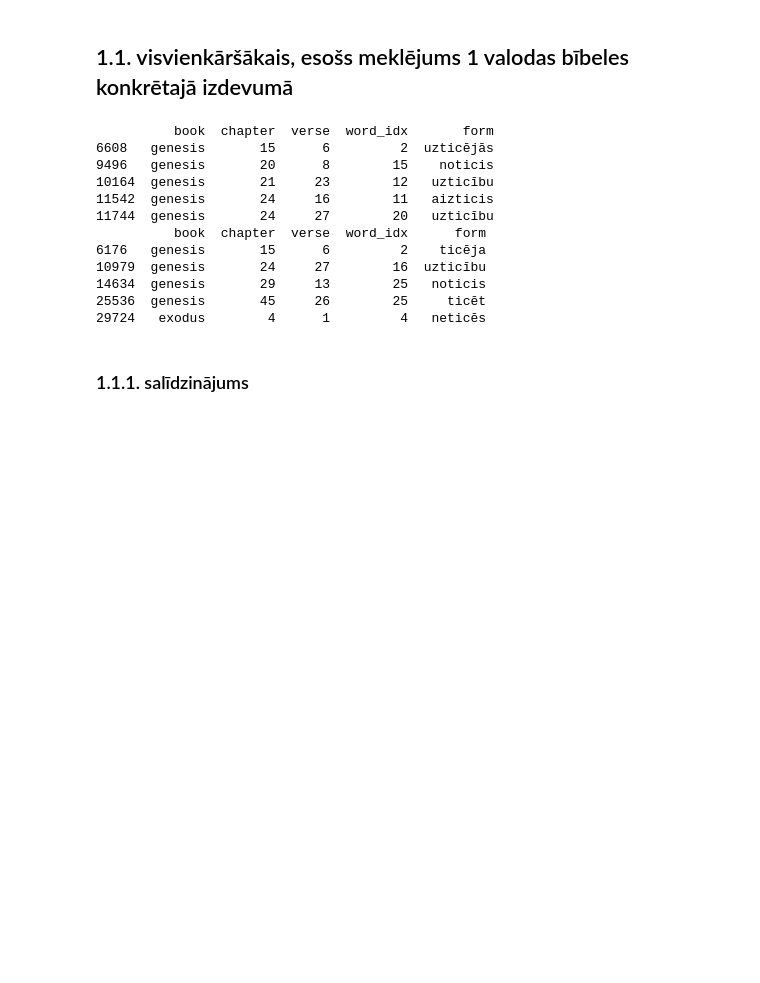
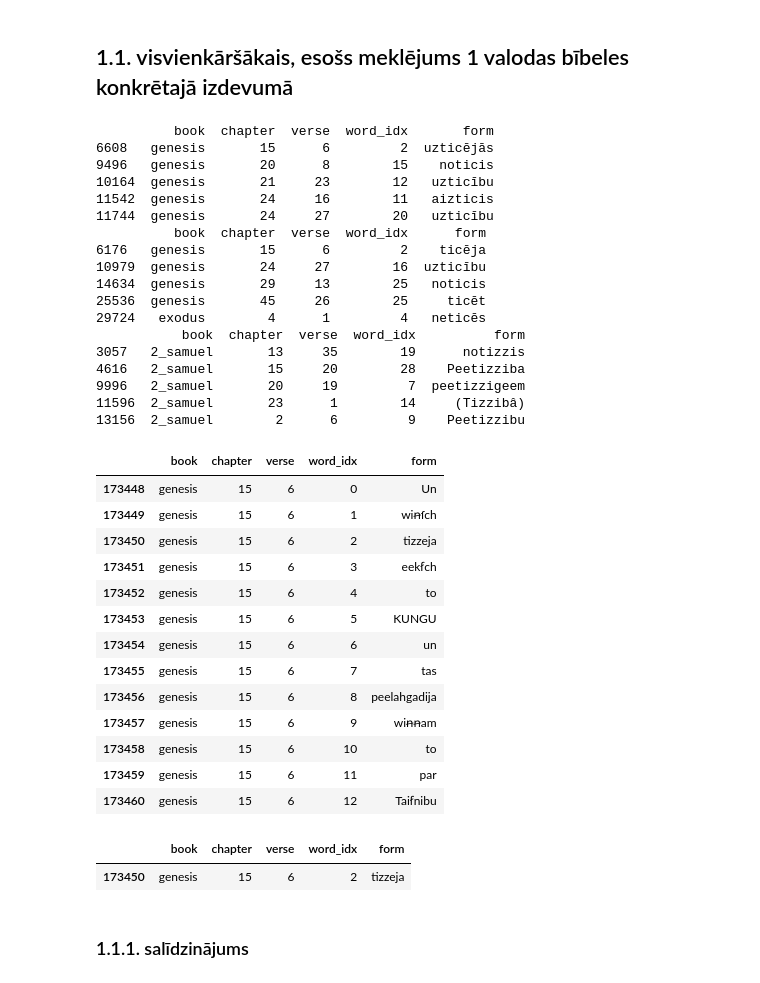
Before and after one commit to ewilpeers/bible, a Jupyter notebook: xG_Collab/01Search.ipynb, the cells around one changed output. Saved outputs shown, nothing was run; the diff lists cells and outputs as text; code cells hidden in the pictures; blank space fills up the shorter version.

```diff
--- a/xG_Collab/01Search.ipynb
+++ b/xG_Collab/01Search.ipynb
@@ -300,6 +300,7 @@ l1694_df
 #, case=False, regex=False
 lv65_ic_tr= searchExecutorSimple(l65_df, strip_latvian_deep, case=False, regex=False)
 lv24_ic_tr= searchExecutorSimple(l24_df, strip_latvian_deep, case=False, regex=False)
+lv1694_ic_tr= searchExecutorSimple(l1694_df, strip_latvian_deep, case=False, regex=False)
 
 
 resultats_tic_65_1 = lv65_ic_tr.search(SEARCH)
@@ -307,6 +308,9 @@ print(resultats_tic_65_1.head())
 
 resultats_tic_24_1 = lv24_ic_tr.search(SEARCH)
 print(resultats_tic_24_1.head())
+
+resultats_tic_1694_1 = lv1694_ic_tr.search(SEARCH.replace('c', 'z'))
+print(resultats_tic_1694_1.head())
 # %% [output]
           book  chapter  verse  word_idx       form
 6608   genesis       15      6         2  uzticējās
@@ -320,5 +324,37 @@ print(resultats_tic_24_1.head())
 14634  genesis       29     13        25   noticis
 25536  genesis       45     26        25     ticēt
 29724   exodus        4      1         4   neticēs
+           book  chapter  verse  word_idx          form
+3057   2_samuel       13     35        19      notizzis
+4616   2_samuel       15     20        28    Peetizziba
+9996   2_samuel       20     19         7  peetizzigeem
+11596  2_samuel       23      1        14     (Tizzibâ)
+13156  2_samuel        2      6         9    Peetizzibu
+# %%
+l1694_df.query(
+    "book=='genesis' & chapter==15 & verse==6"
+)
+# %% [output]
+|  | book | chapter | verse | word_idx | form |
+| 173448 | genesis | 15 | 6 | 0 | Un |
+| 173449 | genesis | 15 | 6 | 1 | wiꞥſch |
+| 173450 | genesis | 15 | 6 | 2 | tizzeja |
+| 173451 | genesis | 15 | 6 | 3 | eekẜch |
+| 173452 | genesis | 15 | 6 | 4 | to |
+| 173453 | genesis | 15 | 6 | 5 | KUNGU |
+| 173454 | genesis | 15 | 6 | 6 | un |
+| 173455 | genesis | 15 | 6 | 7 | tas |
+| 173456 | genesis | 15 | 6 | 8 | peelahgadija |
+| 173457 | genesis | 15 | 6 | 9 | wiꞥꞥam |
+| 173458 | genesis | 15 | 6 | 10 | to |
+| 173459 | genesis | 15 | 6 | 11 | par |
+| 173460 | genesis | 15 | 6 | 12 | Taiẜnibu |
+# %%
+resultats_tic_1694_1.query(
+    "book=='genesis' & chapter==15 & verse==6"
+)
+# %% [output]
+|  | book | chapter | verse | word_idx | form |
+| 173450 | genesis | 15 | 6 | 2 | tizzeja |
 # %% [markdown]
 ### 1.1.1. salīdzinājums
```
Also changed, not shown: parts of 3 cells of this notebook.
